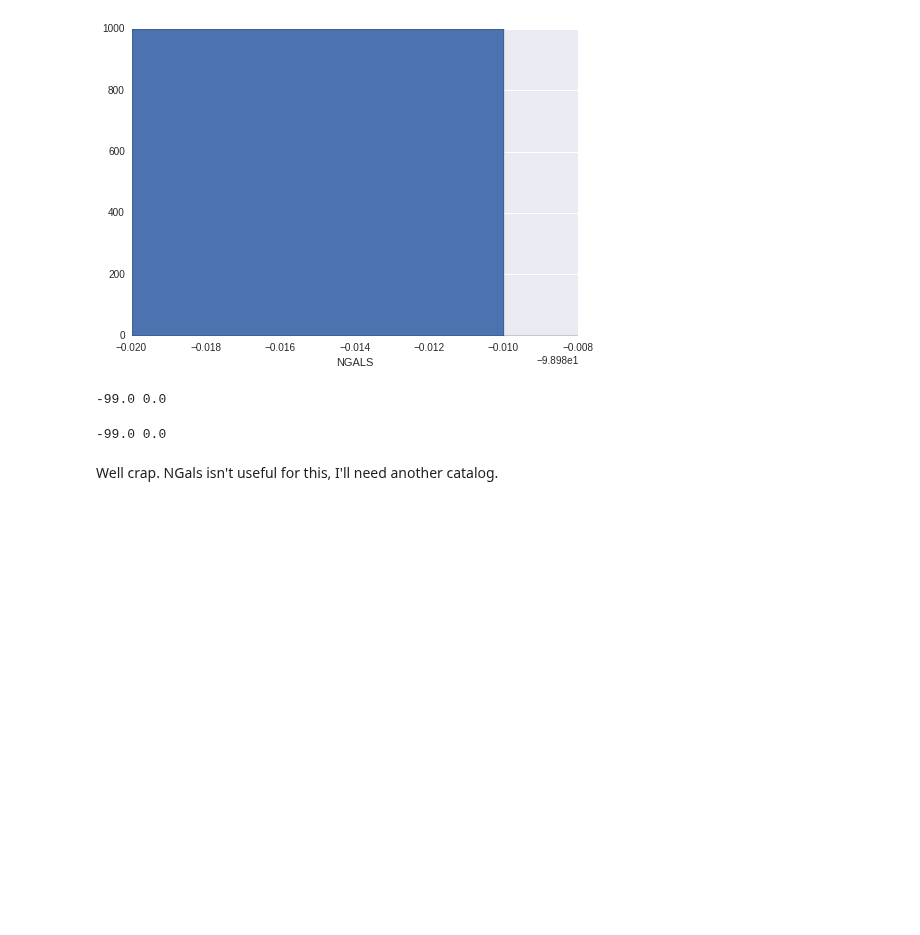
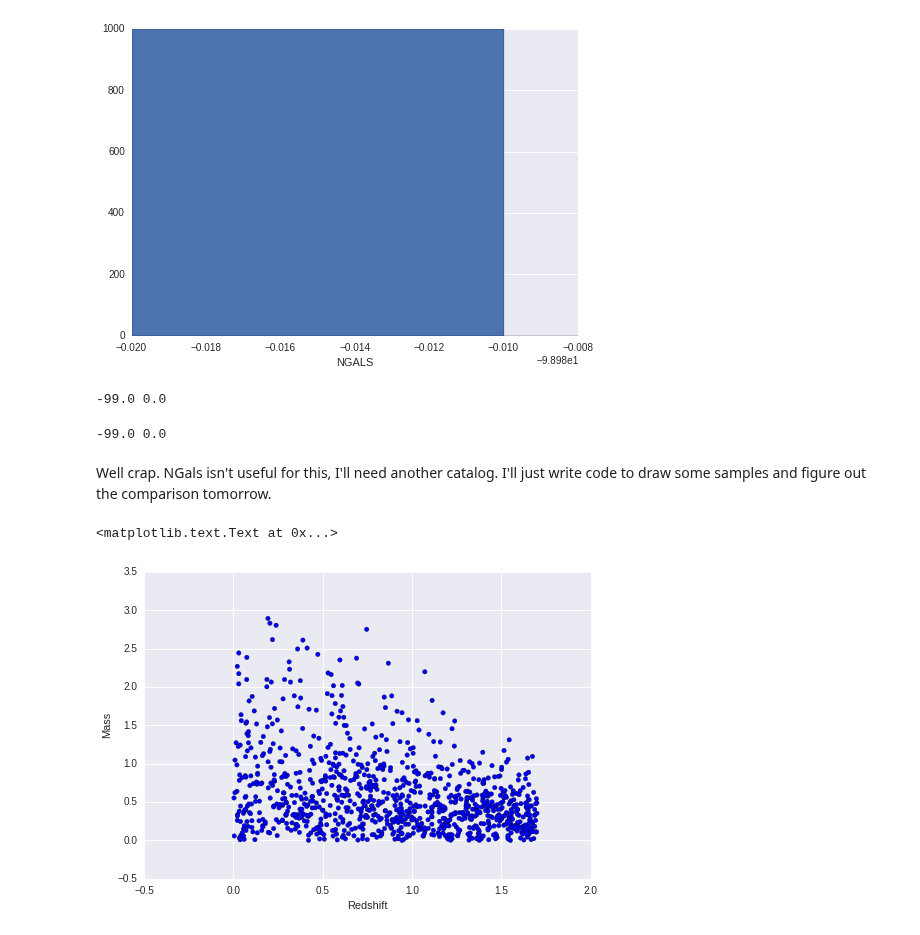
Before and after one commit to Ravirajadrangi/ClusterMassInference, a Jupyter notebook: Project Notebook.ipynb, the cells around one changed output. Cells and saved outputs as stored; diff of their text form; code cells hidden in the pictures; blank space fills up the shorter version.

```diff
--- a/Project Notebook.ipynb
+++ b/Project Notebook.ipynb
@@ -196,4 +197,66 @@ print trueData['NGALS'].mean(), trueData['NGALS'].std()
 # %% [output]
 -99.0 0.0
 # %% [markdown]
-Well crap. NGals isn't useful for this, I'll need another catalog.
+Well crap. NGals isn't useful for this, I'll need another catalog. I'll just write code to draw some samples and figure out the comparison tomorrow.
+# %%
+#draw parameters from priors
+nSamples = 1000
+lambda_a = 1 #hyperparam, will have to tune
+
+alpha_sig, beta_sig = 1,1
+
+#mu_z, sig_z = .3,.3
+
+aSamples = np.random.exponential(lambda_a, size = nSamples)
+bSamples = np.tan(np.random.uniform(0, np.pi/2, size = nSamples))
+sigmaSamples = 1/np.random.gamma(shape = alpha_sig, scale = beta_sig, size = nSamples)
+
+#don't need to be sampled but i'll need some anyway
+#z_samples = np.random.lognormal(mean = mu_z, sigma = sig_z, size = nSamples )
+#redshift cannot be greater than 2
+z_samples = np.random.uniform(0,1.7, size = nSamples )
+
+Mmax = 3#Masses need to be rescaled.
+
+#gonna have to hardcode the mass sampler.
+#First, will need the parameters
+vals = {}
+z = [0.23, 1.5]
+vals['Mp'] = [2.0, 1.0]
+vals['A'] = [1.944, 0.293]
+vals['B1'] = [1.97, 3.07]
+vals['B2'] = [0.7, 1.2]
+vals['B3'] = [0.40, 0.73]
+
+z_params = {}
+from scipy.stats import linregress
+for key, val in vals.iteritems():
+    slope, intercept, r, p, stderr = linregress(z, val)
+    z_params[key] = (slope, intercept)
+
+def getMassParams(z):
+    return {key:val[0]*z+val[1] for key,val in z_params.iteritems()}
+
+def n_approx(m,z):
+    params = getMassParams(z)
+    return params['A']*np.exp(-params['B1']*(m/params['Mp']) \
+                    -0.5*params['B2']*(m/params['Mp'])**2 \
+                    -0.166*params['B3']*(m/params['Mp'])**3)
+
+mSamples = np.zeros((nSamples,))
+for i, z in enumerate(z_samples):
+    #have to normalize the pdf for this z. ugh.
+    norm = np.trapz(n_approx(np.linspace(0,Mmax,1000),z), dx = 1.0/500)
+    done = False
+    while not done:
+        M = np.random.uniform(0,Mmax)
+        if n_approx(M,z)>np.random.uniform(0,norm):
+            done = True
+    mSamples[i] = M
+
+plt.scatter(z_samples,mSamples)
+plt.ylabel('Mass')
+plt.xlabel('Redshift')
+# %% [output]
+<matplotlib.text.Text at 0x...>
+[figure, added]
```
Also changed, not shown: parts of 4 cells of this notebook, 2 other files.
